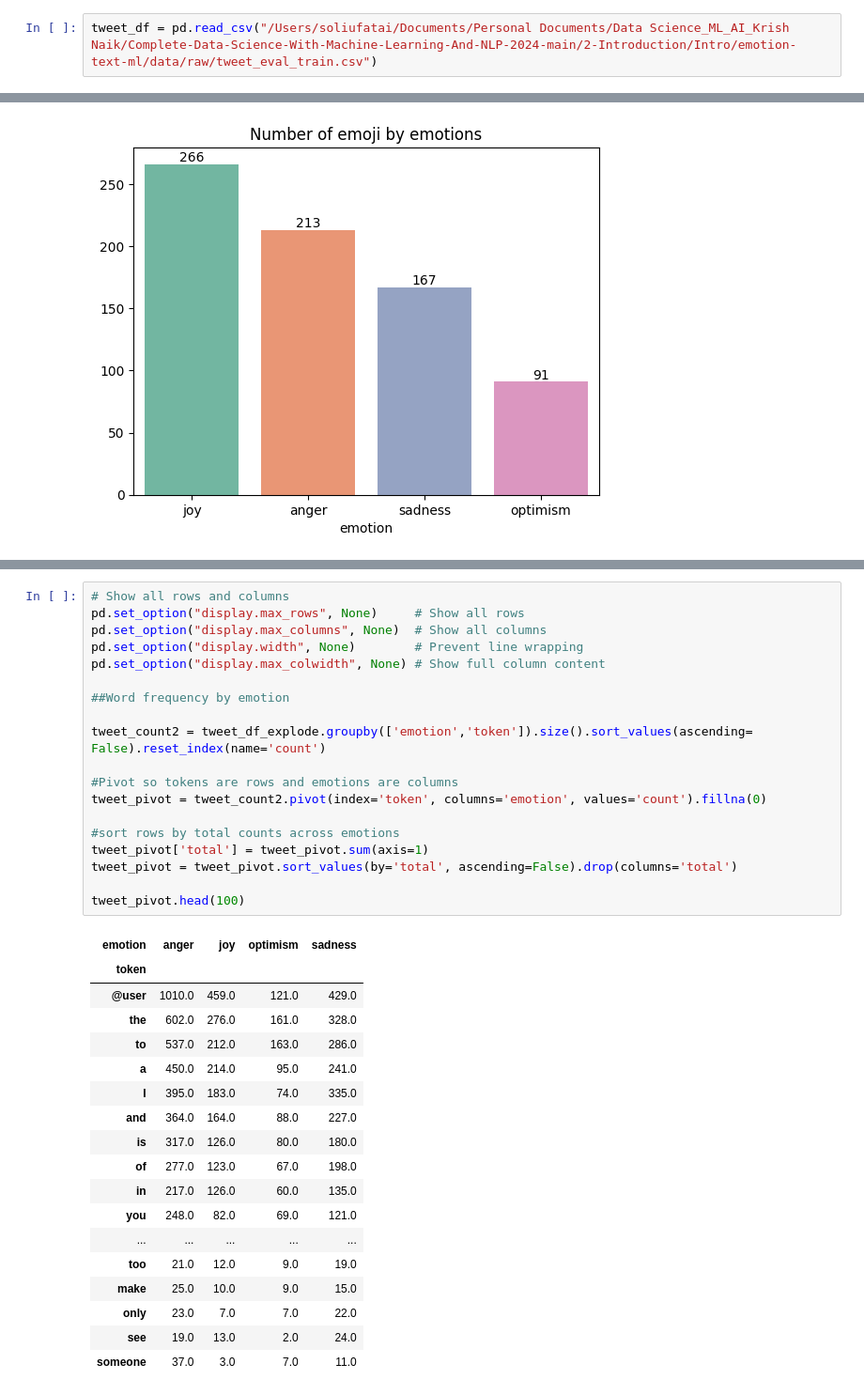
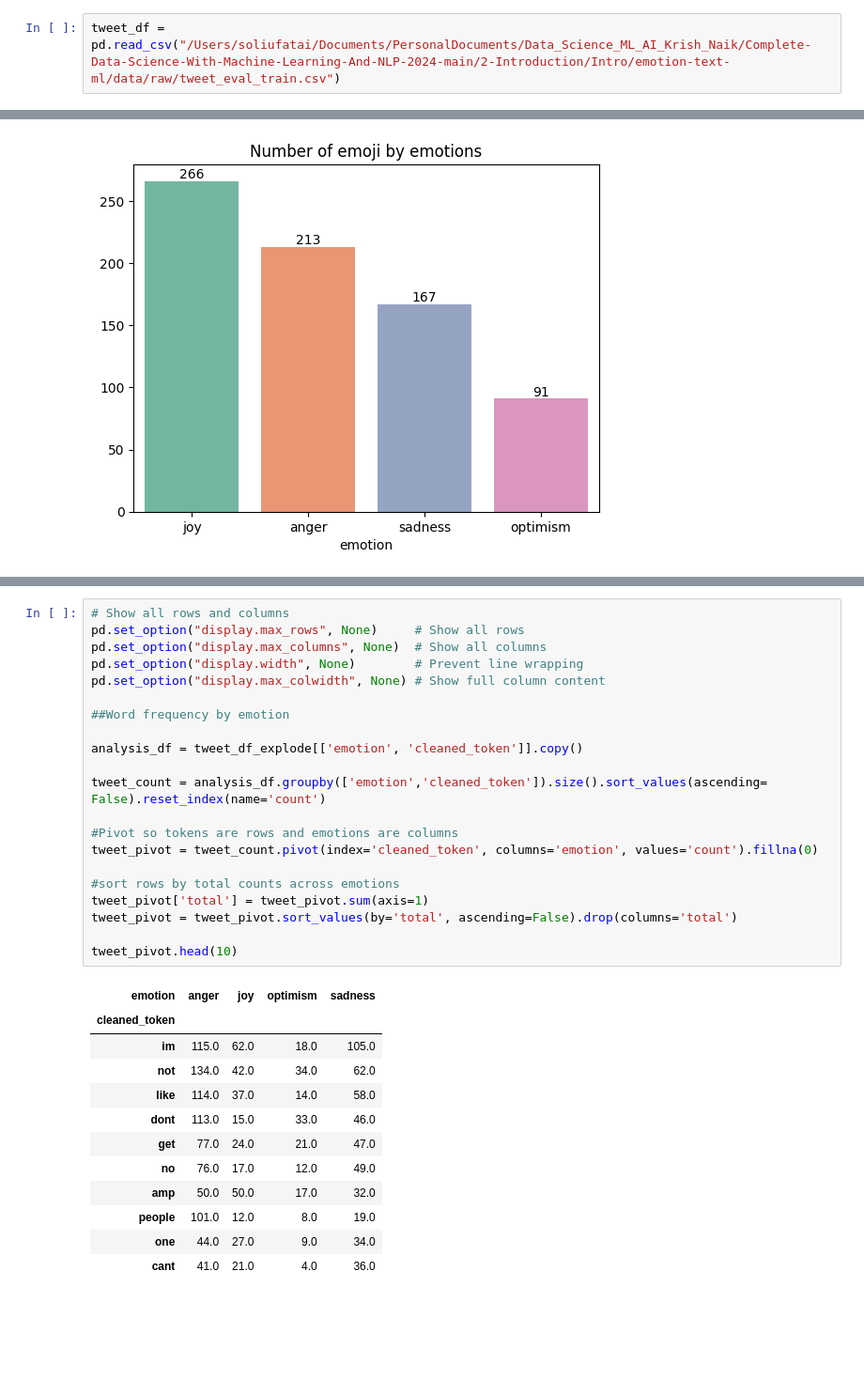
Before and after one commit to Fatai-soliu/emotion-text-ml, a Jupyter notebook: notebooks/data_exploration.ipynb, the cells around one changed output, grey strips where cells are left out. Shown at 94% size. Saved outputs shown, nothing was run; the diff lists cells and outputs as text; blank space fills up the shorter version.

```diff
--- a/notebooks/data_exploration.ipynb
+++ b/notebooks/data_exploration.ipynb
@@ -7,6 +11,6 @@ import seaborn as sns
 import matplotlib.pyplot as plt
 # %%
-tweet_df = pd.read_csv("/Users/soliufatai/Documents/Personal Documents/Data Science_ML_AI_Krish Naik/Complete-Data-Science-With-Machine-Learning-And-NLP-2024-main/2-Introduction/Intro/emotion-text-ml/data/raw/tweet_eval_train.csv")
+tweet_df = pd.read_csv("/Users/soliufatai/Documents/PersonalDocuments/Data_Science_ML_AI_Krish_Naik/Complete-Data-Science-With-Machine-Learning-And-NLP-2024-main/2-Introduction/Intro/emotion-text-ml/data/raw/tweet_eval_train.csv")
 # %%
 tweet_df.head(10)
 # %% [output]
@@ -288,38 +289,34 @@ Length: 12887, dtype: int64
 # %%
 # Show all rows and columns
 pd.set_option("display.max_rows", None)     # Show all rows
 pd.set_option("display.max_columns", None)  # Show all columns
 pd.set_option("display.width", None)        # Prevent line wrapping
 pd.set_option("display.max_colwidth", None) # Show full column content
 
 ##Word frequency by emotion
 
-tweet_count2 = tweet_df_explode.groupby(['emotion','token']).size().sort_values(ascending= False).reset_index(name='count')
+analysis_df = tweet_df_explode[['emotion', 'cleaned_token']].copy()
+
+tweet_count = analysis_df.groupby(['emotion','cleaned_token']).size().sort_values(ascending= False).reset_index(name='count')
 
 #Pivot so tokens are rows and emotions are columns
-tweet_pivot = tweet_count2.pivot(index='token', columns='emotion', values='count').fillna(0)
+tweet_pivot = tweet_count.pivot(index='cleaned_token', columns='emotion', values='count').fillna(0)
 
 #sort rows by total counts across emotions
 tweet_pivot['total'] = tweet_pivot.sum(axis=1)
 tweet_pivot = tweet_pivot.sort_values(by='total', ascending=False).drop(columns='total')
 
-tweet_pivot.head(100)
+tweet_pivot.head(10)
 # %% [output]
 | emotion | anger | joy | optimism | sadness |
-| token |  |  |  |  |
-| @user | 1010.0 | 459.0 | 121.0 | 429.0 |
-| the | 602.0 | 276.0 | 161.0 | 328.0 |
-| to | 537.0 | 212.0 | 163.0 | 286.0 |
-| a | 450.0 | 214.0 | 95.0 | 241.0 |
-| I | 395.0 | 183.0 | 74.0 | 335.0 |
-| and | 364.0 | 164.0 | 88.0 | 227.0 |
-| is | 317.0 | 126.0 | 80.0 | 180.0 |
-| of | 277.0 | 123.0 | 67.0 | 198.0 |
-| in | 217.0 | 126.0 | 60.0 | 135.0 |
-| you | 248.0 | 82.0 | 69.0 | 121.0 |
-| ... | ... | ... | ... | ... |
-| too | 21.0 | 12.0 | 9.0 | 19.0 |
-| make | 25.0 | 10.0 | 9.0 | 15.0 |
-| only | 23.0 | 7.0 | 7.0 | 22.0 |
-| see | 19.0 | 13.0 | 2.0 | 24.0 |
-| someone | 37.0 | 3.0 | 7.0 | 11.0 |
+| cleaned_token |  |  |  |  |
+| im | 115.0 | 62.0 | 18.0 | 105.0 |
+| not | 134.0 | 42.0 | 34.0 | 62.0 |
+| like | 114.0 | 37.0 | 14.0 | 58.0 |
+| dont | 113.0 | 15.0 | 33.0 | 46.0 |
+| get | 77.0 | 24.0 | 21.0 | 47.0 |
+| no | 76.0 | 17.0 | 12.0 | 49.0 |
+| amp | 50.0 | 50.0 | 17.0 | 32.0 |
+| people | 101.0 | 12.0 | 8.0 | 19.0 |
+| one | 44.0 | 27.0 | 9.0 | 34.0 |
+| cant | 41.0 | 21.0 | 4.0 | 36.0 |
```
Also changed, not shown: parts of 17 cells of this notebook, 2 other files.
